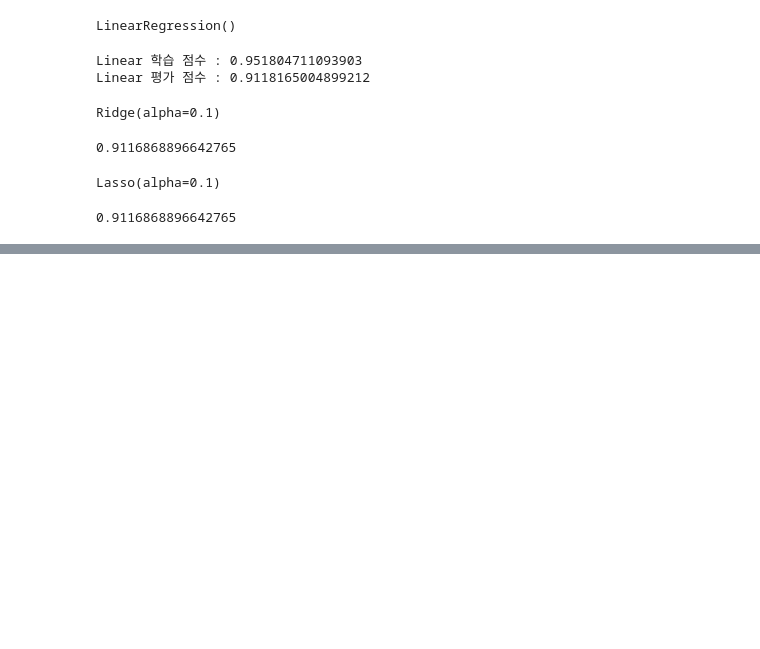
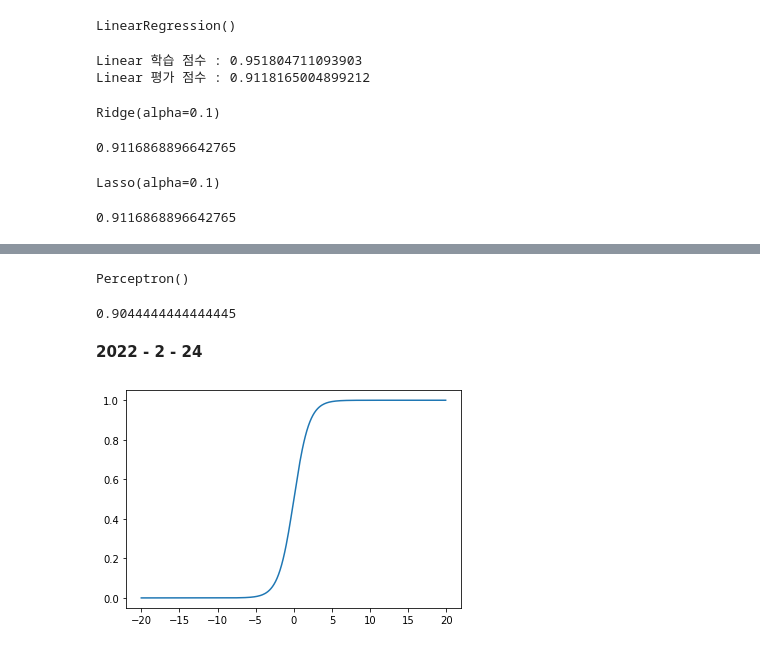
Before and after one commit to eaglehkim/python, a Jupyter notebook: prac4.ipynb, the cells around one changed output, grey strips where cells are left out. Cells and saved outputs as stored; diff of their text form; code cells hidden in the pictures; blank space fills up the shorter version.

```diff
--- a/prac4.ipynb
+++ b/prac4.ipynb
@@ -191,0 +422,10 @@ model.score(test_poly, output_test)
+# %%
+Perc.fit(train_input, train_output)
+# %% [output]
+Perceptron()
+# %%
+Perc.score(test_input, test_output)
+# %% [output]
+0.9044444444444445
+# %% [markdown]
+**2022 - 2 - 24**
@@ -191,0 +448,6 @@ model.score(test_poly, output_test)
+# %%
+z = np.arange(-20, 20, 0.1)
+phi = 1 / (1 + np.exp(-z))
+plt.plot(z, phi);
+# %% [output]
+[figure, added]
```
Also changed, not shown: parts of 70 cells of this notebook.
